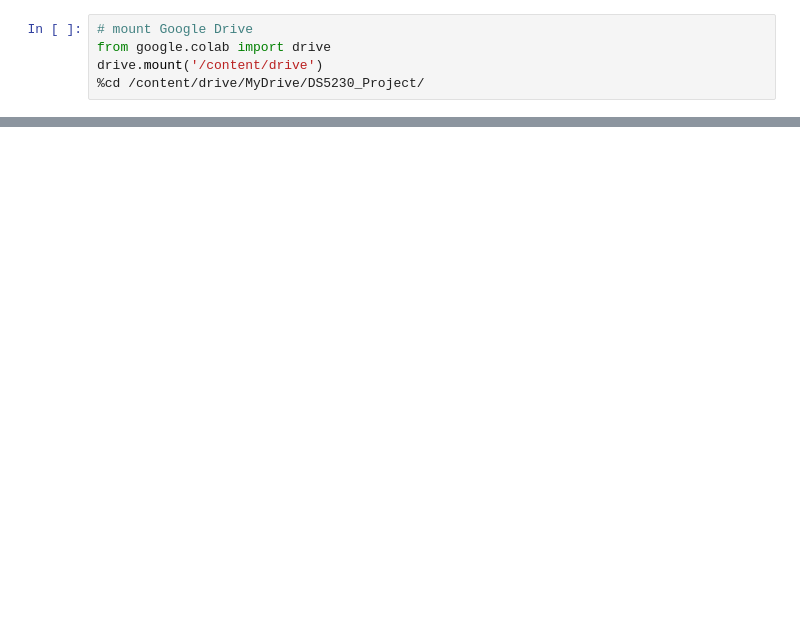
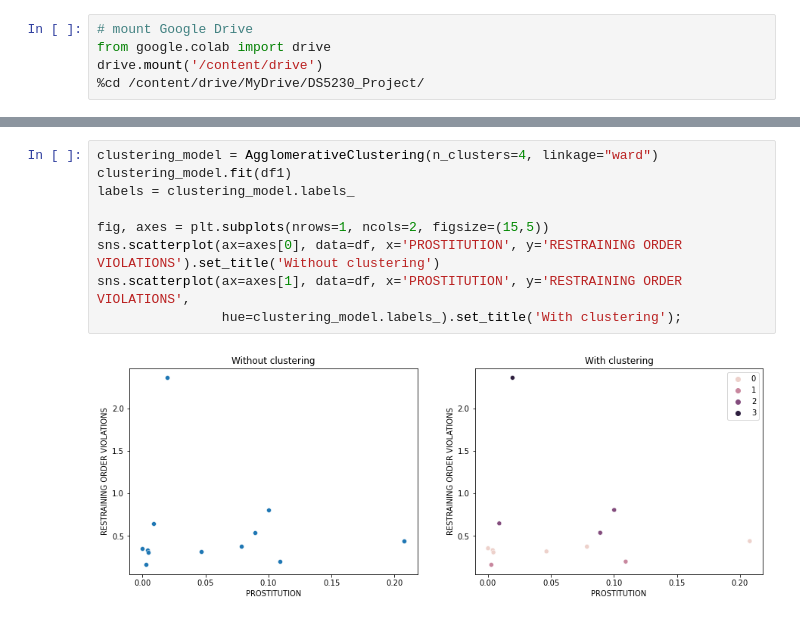
Before and after one commit to insomninina/ds5230fall22, a Jupyter notebook: Code/Hierarchical Clustering 2.ipynb, the cells around one changed output, grey strips where cells are left out. Cells and saved outputs as stored; diff of their text form; blank space fills up the shorter version.

```diff
--- a/Code/Hierarchical Clustering 2.ipynb
+++ b/Code/Hierarchical Clustering 2.ipynb
@@ -383,0 +153,11 @@ summary.to_csv('Code/For GitHub/Hierarchical_summary.csv', index = None)
+# %%
+clustering_model = AgglomerativeClustering(n_clusters=4, linkage="ward")
+clustering_model.fit(df1)
+labels = clustering_model.labels_
+
+fig, axes = plt.subplots(nrows=1, ncols=2, figsize=(15,5))
+sns.scatterplot(ax=axes[0], data=df, x='PROSTITUTION', y='RESTRAINING ORDER VIOLATIONS').set_title('Without clustering')
+sns.scatterplot(ax=axes[1], data=df, x='PROSTITUTION', y='RESTRAINING ORDER VIOLATIONS',
+                hue=clustering_model.labels_).set_title('With clustering');
+# %% [output]
+[figure, added]
```
Also changed, not shown: parts of 134 cells of this notebook.
